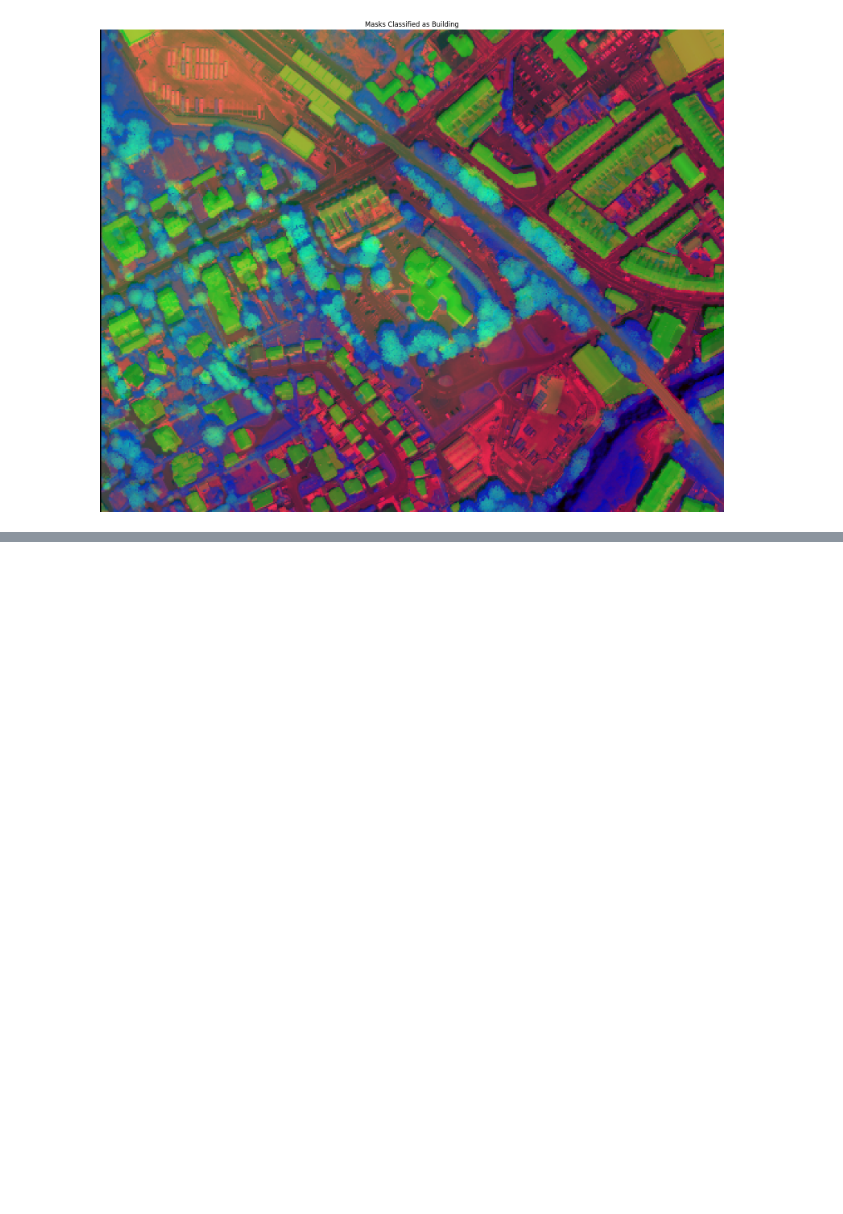
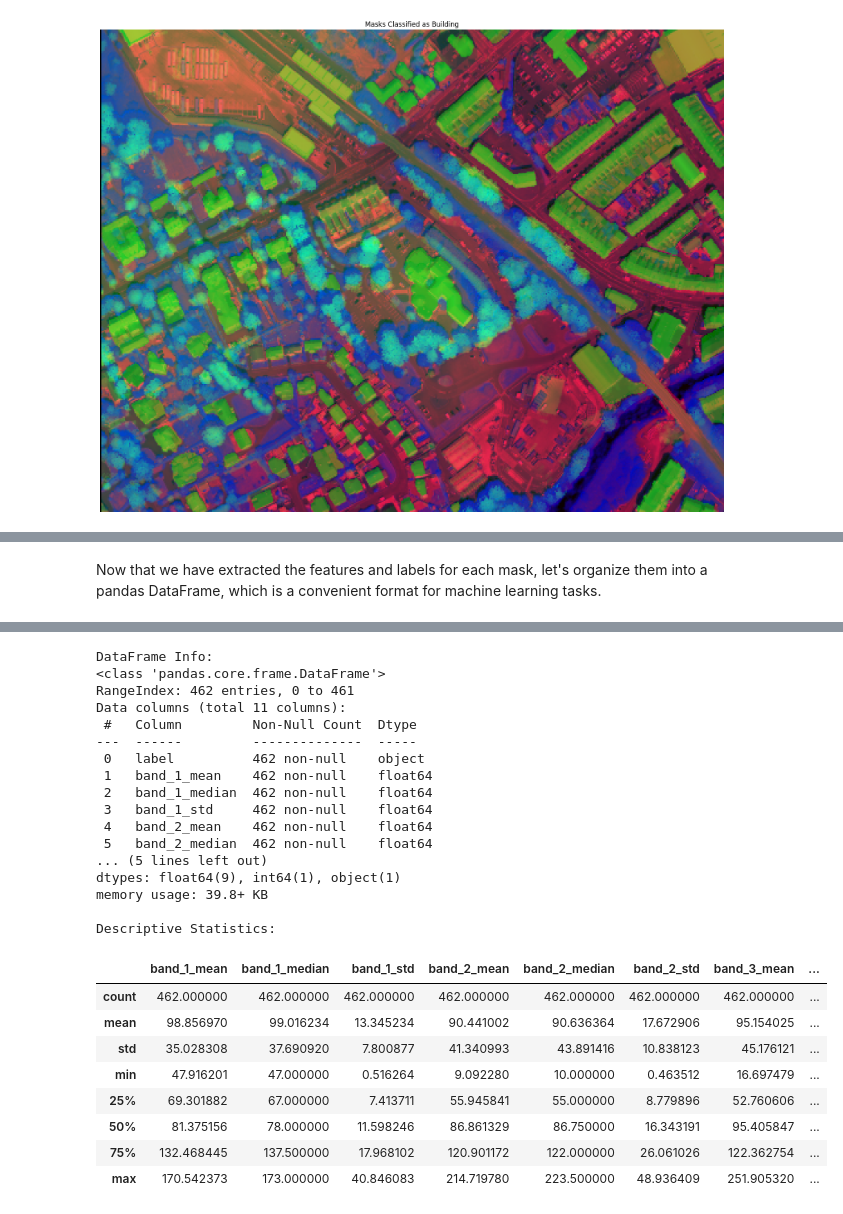
Before and after one commit to Jcrawford77/Foreign-Object-Detection, a Jupyter notebook: working.ipynb, the cells around one changed output, grey strips where cells are left out. Drawn from its saved outputs; the diff is of its cells as text; code cells hidden in the pictures; blank space fills up the shorter version.

```diff
--- a/working.ipynb
+++ b/working.ipynb
@@ -242,0 +245,27 @@ Found 126 masks classified as 'building'.
+# %%
+# Install rasterio if you don't have it
+%pip install rasterio
+
+import rasterio
+import numpy as np
+
+
+original_image_path = 'images/Building_MVP_Composite.tif' # Replace with your actual file path
+
+try:
+    with rasterio.open(original_image_path) as src:
+        # Read all bands from the original image
+        original_image_data = src.read()
+        # Get the metadata for later use (e.g., transform, crs)
+        original_image_meta = src.meta
+
+    print(f"Successfully loaded multi-band image from: {original_image_path}")
+    print(f"Image shape (bands, height, width): {original_image_data.shape}")
+    print(f"Number of bands: {src.count}")
+    print(f"Band types: {src.dtypes}")
+
+except rasterio.errors.RasterioIOError as e:
+    print(f"Error loading image: {e}")
+    print("Please ensure the file path to your original multi-band image is correct.")
+    original_image_data = None
+    original_image_meta = None
@@ -242,0 +342,19 @@ Found 126 masks classified as 'building'.
+# %% [markdown]
+Now that we have extracted the features and labels for each mask, let's organize them into a pandas DataFrame, which is a convenient format for machine learning tasks.
+# %%
+import pandas as pd
+
+# Convert the list of feature dictionaries into a pandas DataFrame
+features_df = pd.DataFrame(features_list)
+
+# Display the first few rows of the DataFrame
+display(features_df.head())
+
+# Display information about the DataFrame
+print("\nDataFrame Info:")
+features_df.info()
+
+# Display descriptive statistics for the features
+print("\nDescriptive Statistics:")
+display(features_df.describe())
+# %% [output]
@@ -242,0 +367,26 @@ Found 126 masks classified as 'building'.
+DataFrame Info:
+<class 'pandas.core.frame.DataFrame'>
+RangeIndex: 462 entries, 0 to 461
+Data columns (total 11 columns):
+ #   Column         Non-Null Count  Dtype
+---  ------         --------------  -----
+ 0   label          462 non-null    object
+ 1   band_1_mean    462 non-null    float64
+ 2   band_1_median  462 non-null    float64
+ 3   band_1_std     462 non-null    float64
+ 4   band_2_mean    462 non-null    float64
+ 5   band_2_median  462 non-null    float64
+... (5 lines left out)
+dtypes: float64(9), int64(1), object(1)
+memory usage: 39.8+ KB
+
+Descriptive Statistics:
+|  | band_1_mean | band_1_median | band_1_std | band_2_mean | band_2_median | band_2_std | band_3_mean | ... |
+| count | 462.000000 | 462.000000 | 462.000000 | 462.000000 | 462.000000 | 462.000000 | 462.000000 | ... |
+| mean | 98.856970 | 99.016234 | 13.345234 | 90.441002 | 90.636364 | 17.672906 | 95.154025 | ... |
+| std | 35.028308 | 37.690920 | 7.800877 | 41.340993 | 43.891416 | 10.838123 | 45.176121 | ... |
+| min | 47.916201 | 47.000000 | 0.516264 | 9.092280 | 10.000000 | 0.463512 | 16.697479 | ... |
+| 25% | 69.301882 | 67.000000 | 7.413711 | 55.945841 | 55.000000 | 8.779896 | 52.760606 | ... |
+| 50% | 81.375156 | 78.000000 | 11.598246 | 86.861329 | 86.750000 | 16.343191 | 95.405847 | ... |
+| 75% | 132.468445 | 137.500000 | 17.968102 | 120.901172 | 122.000000 | 26.061026 | 122.362754 | ... |
+| max | 170.542373 | 173.000000 | 40.846083 | 214.719780 | 223.500000 | 48.936409 | 251.905320 | ... |
```
Also changed, not shown: parts of 6 cells of this notebook.
